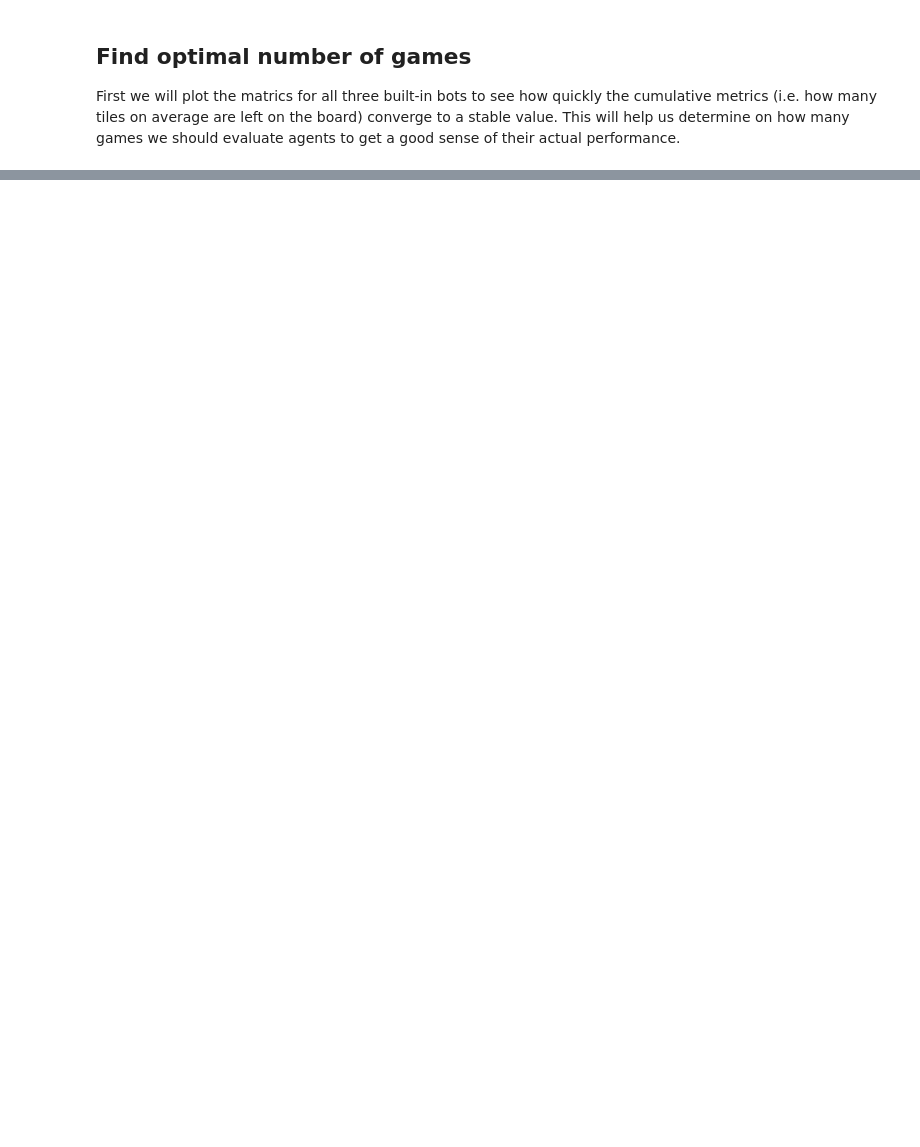
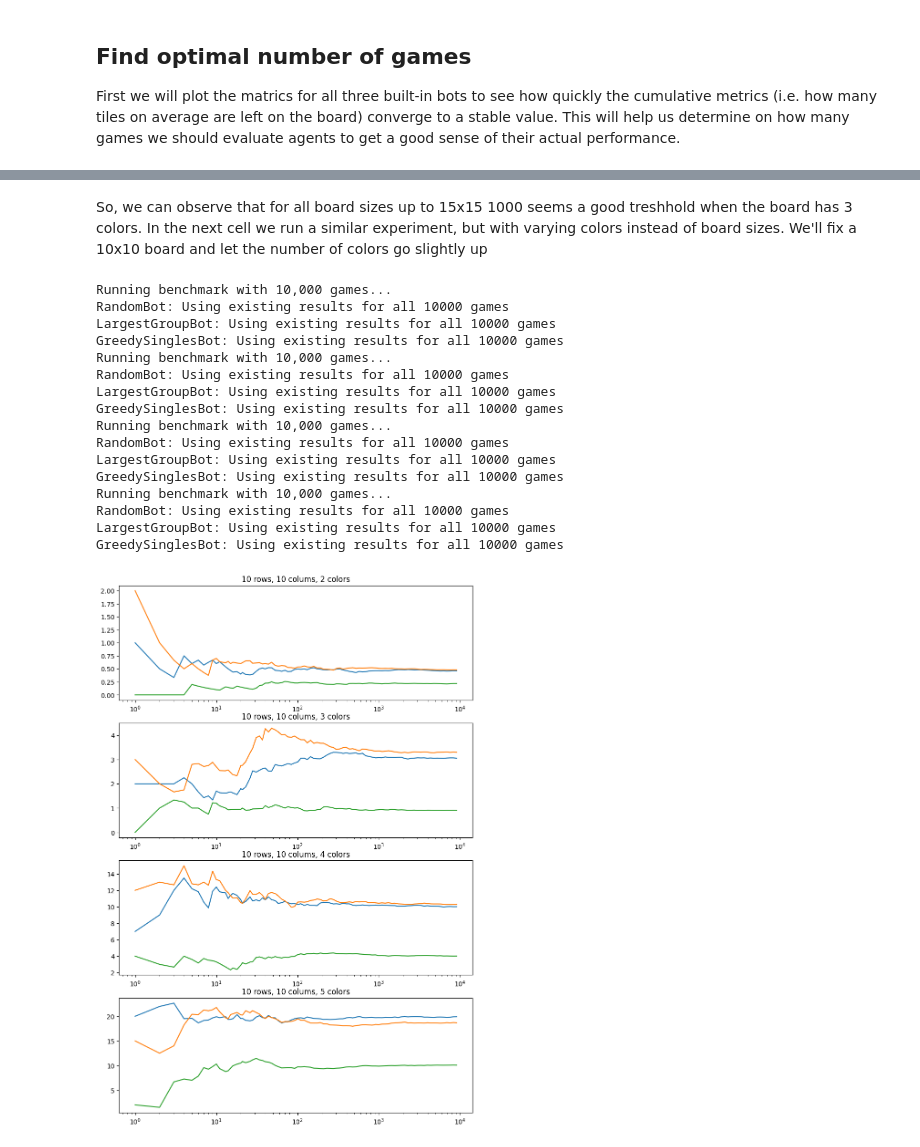
Before and after one commit to patrickbarth/SameGameRL, a Jupyter notebook: samegamerl/experiments/bot_performance_comparison.ipynb, the cells around one changed output, grey strips where cells are left out. Drawn from its saved outputs; the diff is of its cells as text; code cells hidden in the pictures; blank space fills up the shorter version.

```diff
--- a/samegamerl/experiments/bot_performance_comparison.ipynb
+++ b/samegamerl/experiments/bot_performance_comparison.ipynb
@@ -143,0 +153,29 @@ GreedySinglesBot: Computing 2000 missing games (total 3000)
+# %% [markdown]
+So, we can observe that for all board sizes up to 15x15 1000 seems a good treshhold when the board has 3 colors. In the next cell we run a similar experiment, but with varying colors instead of board sizes. We'll fix a 10x10 board and let the number of colors go slightly up
+# %%
+fig, axs = plt.subplots(4, figsize=(10, 15))
+
+for i in range(4):
+    x, stats = games_per_configuration(GameFactory.custom(10, 10, i+3), 10000)
+    ys = reformat_cumulative_stats(stats)
+    for bot, y in ys['avg_singles_remaining'].items():
+        axs[i].semilogx(x, y, label=bot)
+        axs[i].set_title(f"{10} rows, {10} colums, {i+2} colors")
+# %% [output]
+Running benchmark with 10,000 games...
+RandomBot: Using existing results for all 10000 games
+LargestGroupBot: Using existing results for all 10000 games
+GreedySinglesBot: Using existing results for all 10000 games
+Running benchmark with 10,000 games...
+RandomBot: Using existing results for all 10000 games
+LargestGroupBot: Using existing results for all 10000 games
+GreedySinglesBot: Using existing results for all 10000 games
+Running benchmark with 10,000 games...
+RandomBot: Using existing results for all 10000 games
+LargestGroupBot: Using existing results for all 10000 games
+GreedySinglesBot: Using existing results for all 10000 games
+Running benchmark with 10,000 games...
+RandomBot: Using existing results for all 10000 games
+LargestGroupBot: Using existing results for all 10000 games
+GreedySinglesBot: Using existing results for all 10000 games
+[figure, added]
```
Also changed, not shown: parts of 6 cells of this notebook.
